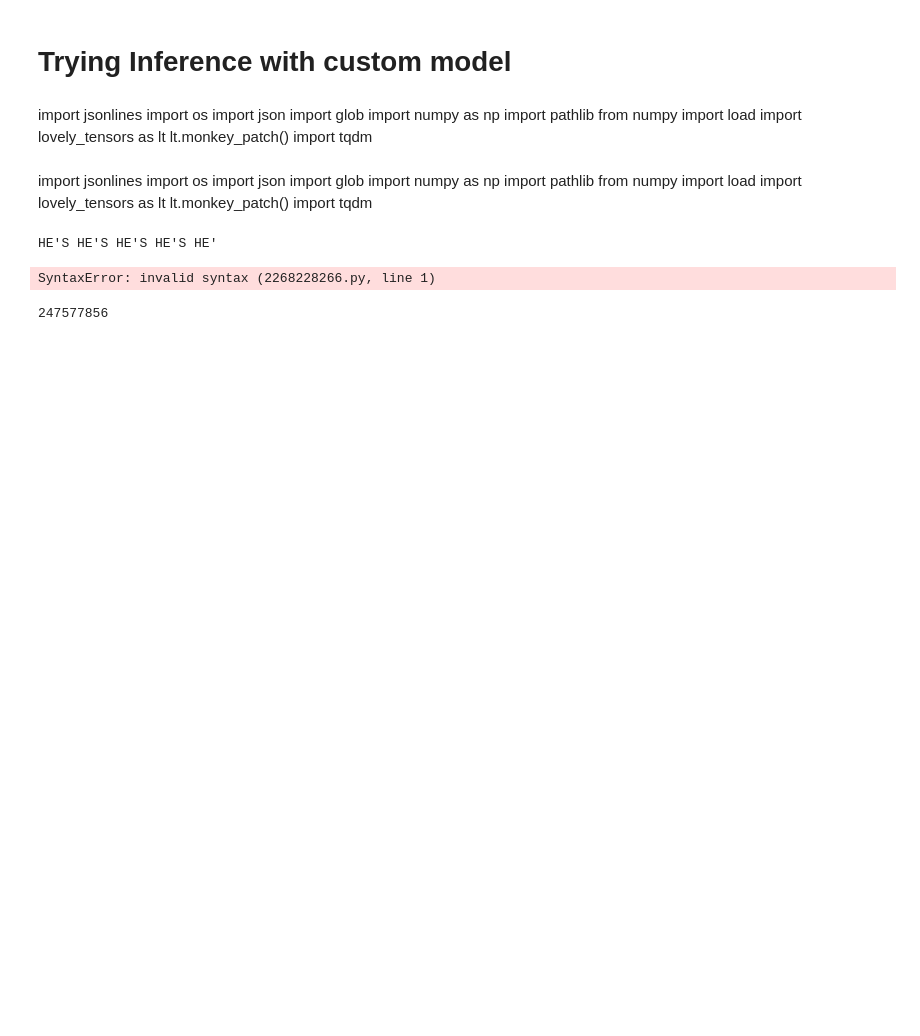
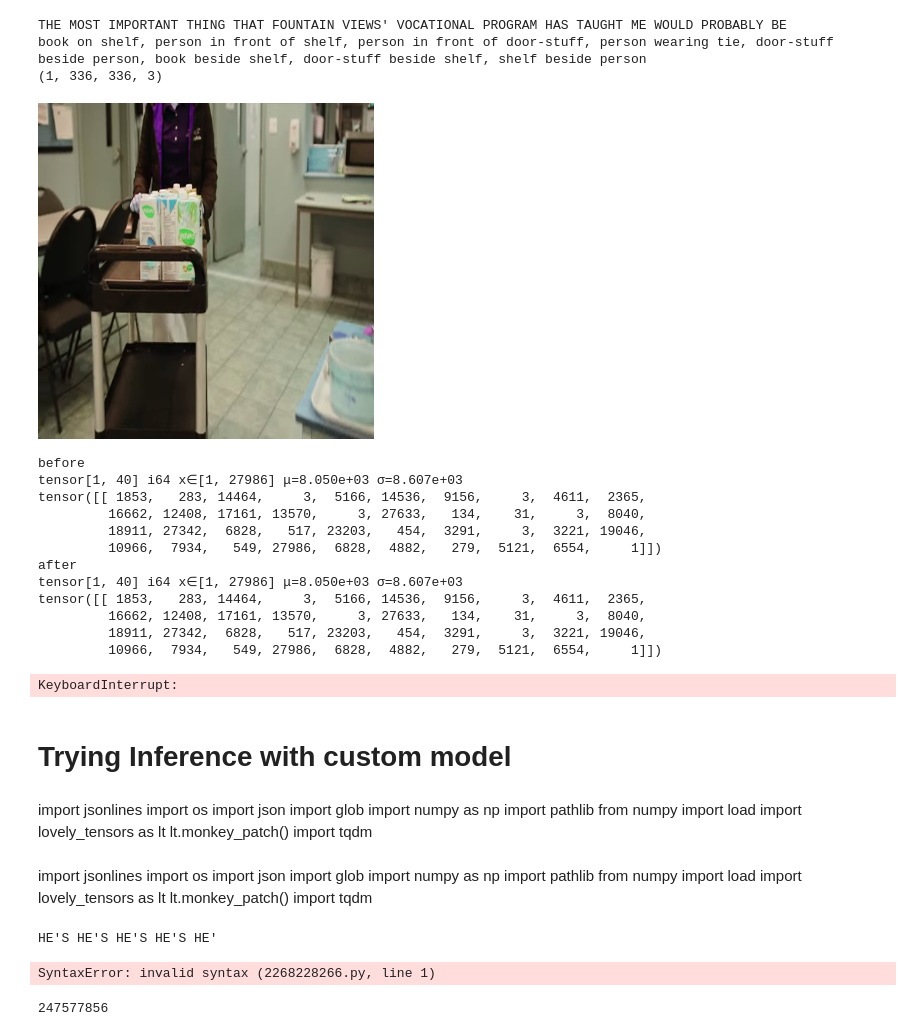
Before and after one commit to KastanDay/video-pretrained-transformer, a Jupyter notebook: model/dataloader.ipynb, the cells around one changed output. Cells and saved outputs as stored; diff of their text form; code cells hidden in the pictures; blank space fills up the shorter version.

```diff
--- a/model/dataloader.ipynb
+++ b/model/dataloader.ipynb
@@ -46,6 +44,9 @@ t5 = T5ForConditionalGeneration.from_pretrained(MODEL_NAME, torch_dtype=torch.fl
 t5_tokenizer = T5Tokenizer.from_pretrained(MODEL_NAME, return_special_tokens_mask=True)
 # low_cpu_mem_usage(bool, optional) — Tries to not use more than 1x model size in CPU memory (including peak memory) while loading the model. experimental.
 optimizer = torch.optim.Adam(params =  t5.parameters(), lr=1e-4) # Typically, 1e-4 and 3e-4 work well for most problems
+# %%
+for param in t5.parameters():
+  print(param.dtype)
 # %%
 dir_name = "parallel_15"
 # REMOTE_WHISPER_FILE = f'/mnt/storage_hdd/thesis/yt_1b_dataset/yt_1b_train/{dir_name}_whisper_output.jsonl'
@@ -105,42 +106,68 @@ with jsonlines.open(REMOTE_SCENE_FILE, 'r') as scene_reader:
             print(whisper_text_captions)         # whisper caption -- label
             print(scene_seg_list[segment_index]) # scene graph of segment
 
             print(np_loaded[f'arr_{segment_index}'].item()['segment_frames'].shape)
 
             img_frame_array = np_loaded[f'arr_{segment_index}'].item()['segment_frames'].reshape(336, 336, 3)
             img_frame = Image.fromarray(img_frame_array)
             display(img_frame)
             print('\n')
 
             scene_caption = scene_seg_list[segment_index]
             scene_caption = clip.tokenize(scene_caption).to(device)
             with torch.inference_mode(): # even faster than no_grad()
                 scene_embedding = clip_instance.encode_text(scene_caption)
             scene_embedding = scene_embedding.reshape((768,))
 
             # Update embedding array
             input_embeds_arr[0][0] = frame_embedding
             input_embeds_arr[0][1] = caption_embedding
             input_embeds_arr[0][2] = scene_embedding
             # Set to torch
             decoder_input_embeds_arr = np.random.rand( *one_input_shape )  # .astype(np.float16) # need fp32
             decoder_input_embeds_arr = decoder_input_embeds_arr
             input_embeds_arr = input_embeds_arr
             attn_mask_arr = attn_mask_arr
 
 
+            ''' forwards pass '''
+            labels = t5_tokenizer(whisper_text_captions, return_tensors="pt").input_ids.to(device)
+            print("before")
+            print(labels.v)
+            labels[labels == t5_tokenizer.pad_token_id] = -100
+            print("after")
+            print(labels.v)
 
-            ''' forwards pass '''
-            # labels = t5_tokenizer(whisper_text_captions, return_tensors="pt").input_ids.to(device)
-            # outputs = t5.forward(inputs_embeds=input_embeds_arr, attention_mask=attn_mask_arr, labels=labels)
+            outputs = t5.forward(inputs_embeds=input_embeds_arr, attention_mask=attn_mask_arr, labels=labels)
+            loss = outputs[0]
             ''' backwards pass '''
-            # optimizer.zero_grad()
-            # loss.sum().backward()
-            # optimizer.step()
+            optimizer.zero_grad()
+            loss.sum().backward()
+            optimizer.step()
 
-            yappi.get_func_stats().print_all()
-            yappi.get_thread_stats().print_all()
-        print("Loss 👇👇👇")
+            for param in t5.parameters():
+                print(param.dtype)
+
+            # yappi.get_func_stats().print_all()
+            # yappi.get_thread_stats().print_all()
+# %% [output]
+THE MOST IMPORTANT THING THAT FOUNTAIN VIEWS' VOCATIONAL PROGRAM HAS TAUGHT ME WOULD PROBABLY BE
+book on shelf, person in front of shelf, person in front of door-stuff, person wearing tie, door-stuff beside person, book beside shelf, door-stuff beside shelf, shelf beside person
+(1, 336, 336, 3)
+[figure, added]
+before
+tensor[1, 40] i64 x∈[1, 27986] μ=8.050e+03 σ=8.607e+03
+tensor([[ 1853,   283, 14464,     3,  5166, 14536,  9156,     3,  4611,  2365,
+         16662, 12408, 17161, 13570,     3, 27633,   134,    31,     3,  8040,
+         18911, 27342,  6828,   517, 23203,   454,  3291,     3,  3221, 19046,
+         10966,  7934,   549, 27986,  6828,  4882,   279,  5121,  6554,     1]])
+after
+tensor[1, 40] i64 x∈[1, 27986] μ=8.050e+03 σ=8.607e+03
+tensor([[ 1853,   283, 14464,     3,  5166, 14536,  9156,     3,  4611,  2365,
+         16662, 12408, 17161, 13570,     3, 27633,   134,    31,     3,  8040,
+         18911, 27342,  6828,   517, 23203,   454,  3291,     3,  3221, 19046,
+         10966,  7934,   549, 27986,  6828,  4882,   279,  5121,  6554,     1]])
+KeyboardInterrupt:
 # %%
 t5.save_pretrained("BIG_PENIS_PREVAILS")
 # %% [markdown]
```
Also changed, not shown: parts of 1 cell of this notebook, 2 other files.
